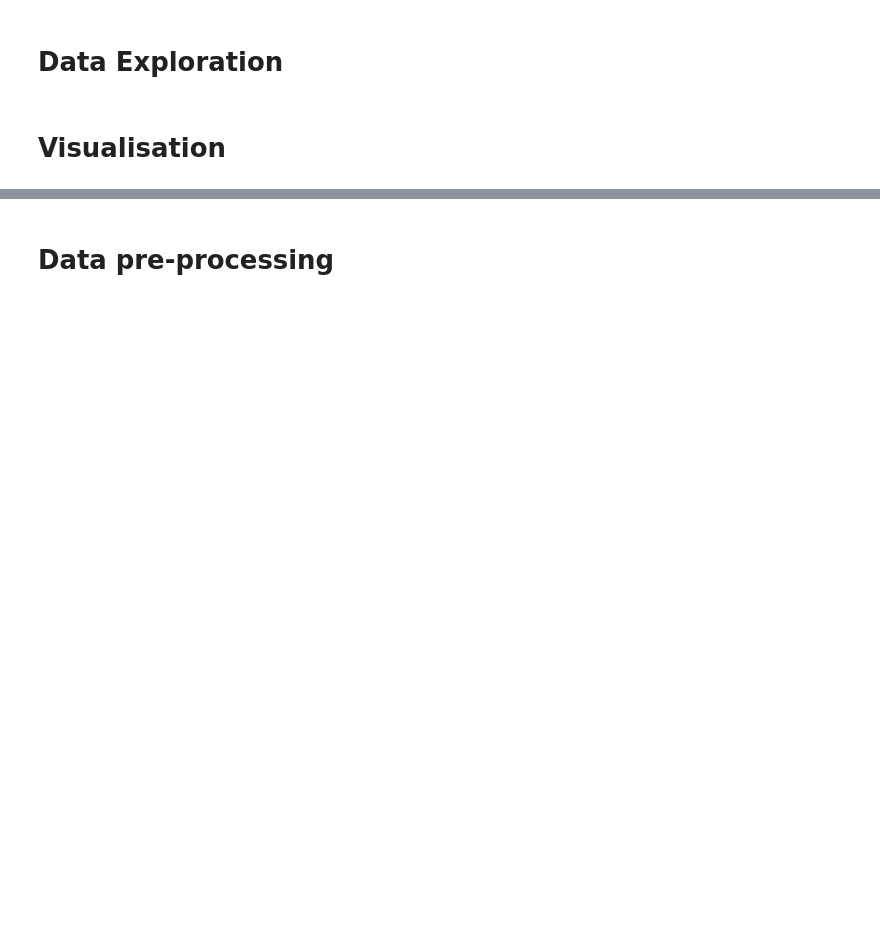
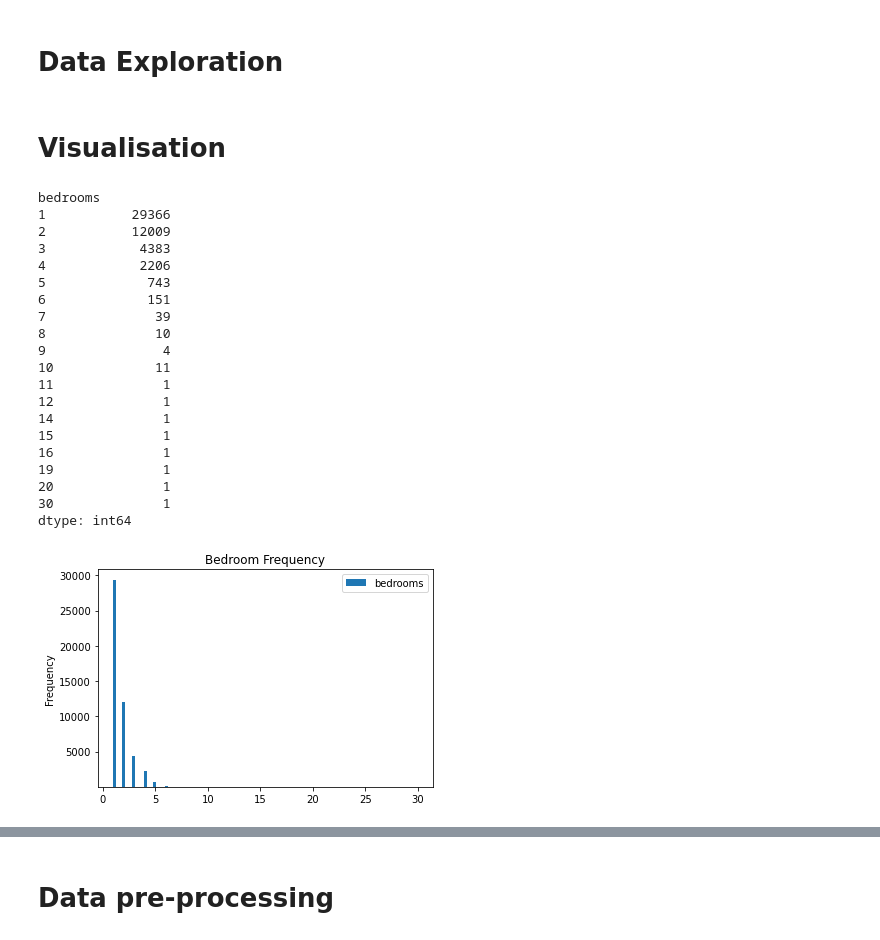
Before and after one commit to kairsato/DataMining_Airbnb, a Jupyter notebook: Main.ipynb, the cells around one changed output, grey strips where cells are left out. Drawn from its saved outputs; the diff is of its cells as text; code cells hidden in the pictures; blank space fills up the shorter version.

```diff
--- a/Main.ipynb
+++ b/Main.ipynb
@@ -7,3 +8,41 @@ df = pd.read_csv("combined_listings.csv")
 # %% [markdown]
 # Visualisation
+# %%
+
+import matplotlib.pyplot as plt
+import numpy as np
+
+temp = df[['bedrooms']].copy()
+
+temp = temp.dropna(subset=['bedrooms'])
+
+temp['bedrooms'] = temp['bedrooms'].astype('int32')
+
+print(temp.value_counts().head(19).sort_index())
+
+temp.plot.hist(bins=100, bottom=0.001,title='Bedroom Frequency')
+
+plt.show()
+# %% [output]
+bedrooms
+1           29366
+2           12009
+3            4383
+4            2206
+5             743
+6             151
+7              39
+8              10
+9               4
+10             11
+11              1
+12              1
+14              1
+15              1
+16              1
+19              1
+20              1
+30              1
+dtype: int64
+[figure, added]
 # %%
```
Also changed, not shown: parts of 6 cells of this notebook.
